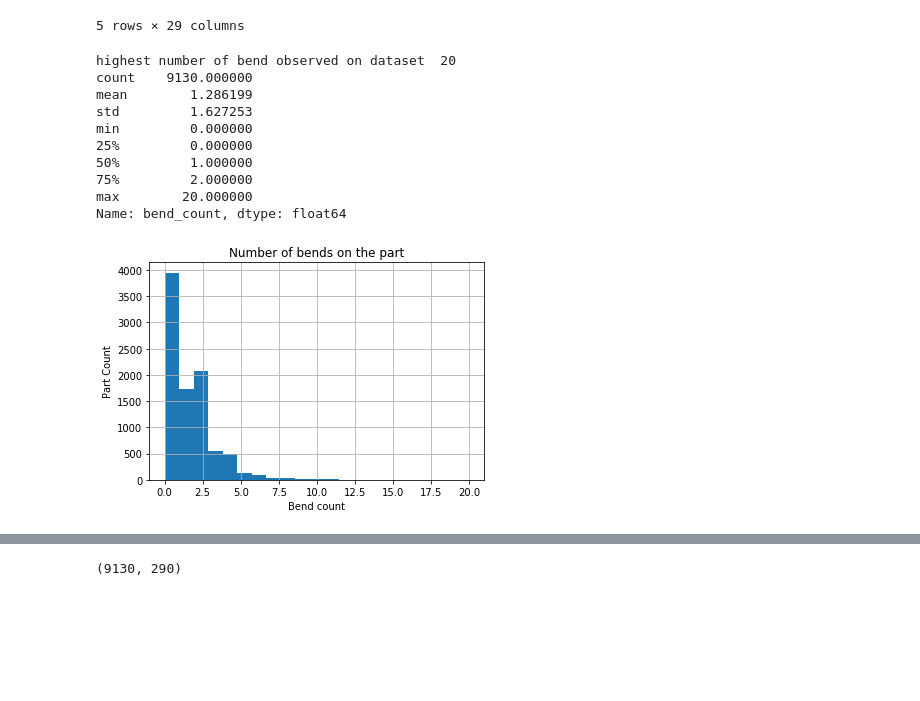
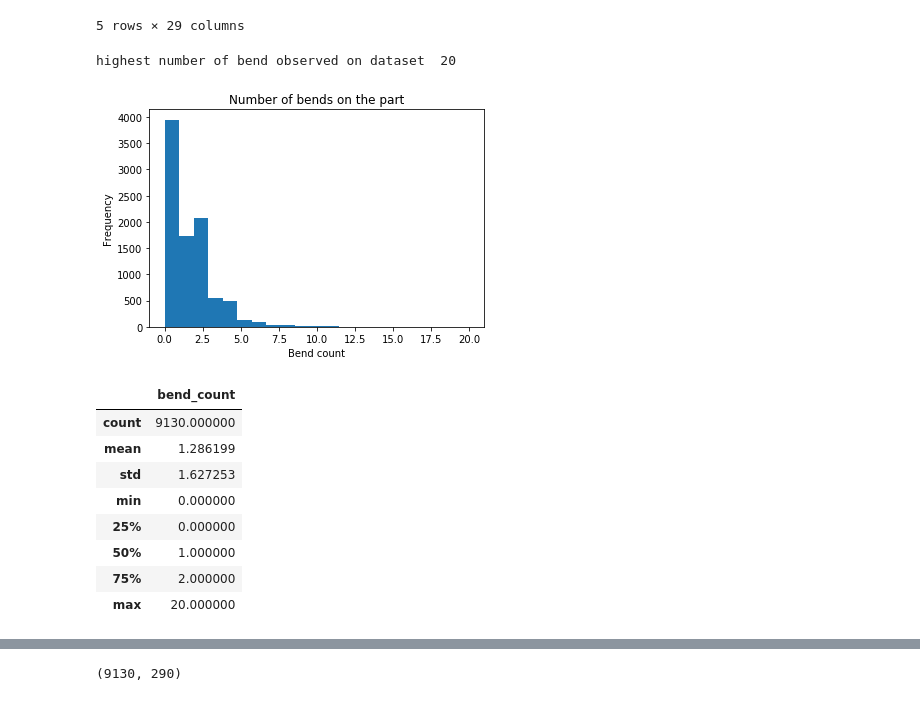
Before and after one commit to rudloffl/sheet-metal-cost-calculator, a Jupyter notebook: Y1 - Notebooks/B1 - data exploration.ipynb, the cells around one changed output, grey strips where cells are left out. Saved outputs shown, nothing was run; the diff lists cells and outputs as text; code cells hidden in the pictures; blank space fills up the shorter version.

```diff
--- a/Y1 - Notebooks/B1 - data exploration.ipynb
+++ b/Y1 - Notebooks/B1 - data exploration.ipynb
@@ -345,24 +369,25 @@ dataset.head()
 # %%
 #Maximum number of bends
 dataset['bend_count'] = dataset['bend_radius'].apply(lambda x: len(x))
 maxnumbend = dataset['bend_count'].max()
 print('highest number of bend observed on dataset ', maxnumbend)
-print(dataset['bend_count'].describe())
+print()
 dataset['bend_count'].plot.hist(bins=21)
 plt.title('Number of bends on the part')
 plt.xlabel('Bend count')
-plt.ylabel('Part Count')
-plt.grid(True)
-#plt.show()
+#plt.ylabel('Part Count')
+#plt.grid(True)
+plt.show()
+dataset[['bend_count']].describe()
 # %% [output]
 highest number of bend observed on dataset  20
-count    9130.000000
-mean        1.286199
-std         1.627253
-min         0.000000
-25%         0.000000
-50%         1.000000
-75%         2.000000
-max        20.000000
-Name: bend_count, dtype: float64
-[figure, old version]
+[figure, new version]
+|  | bend_count |
+| count | 9130.000000 |
+| mean | 1.286199 |
+| std | 1.627253 |
+| min | 0.000000 |
+| 25% | 0.000000 |
+| 50% | 1.000000 |
+| 75% | 2.000000 |
+| max | 20.000000 |
```
Also changed, not shown: parts of 12 cells of this notebook, 9 other files.
